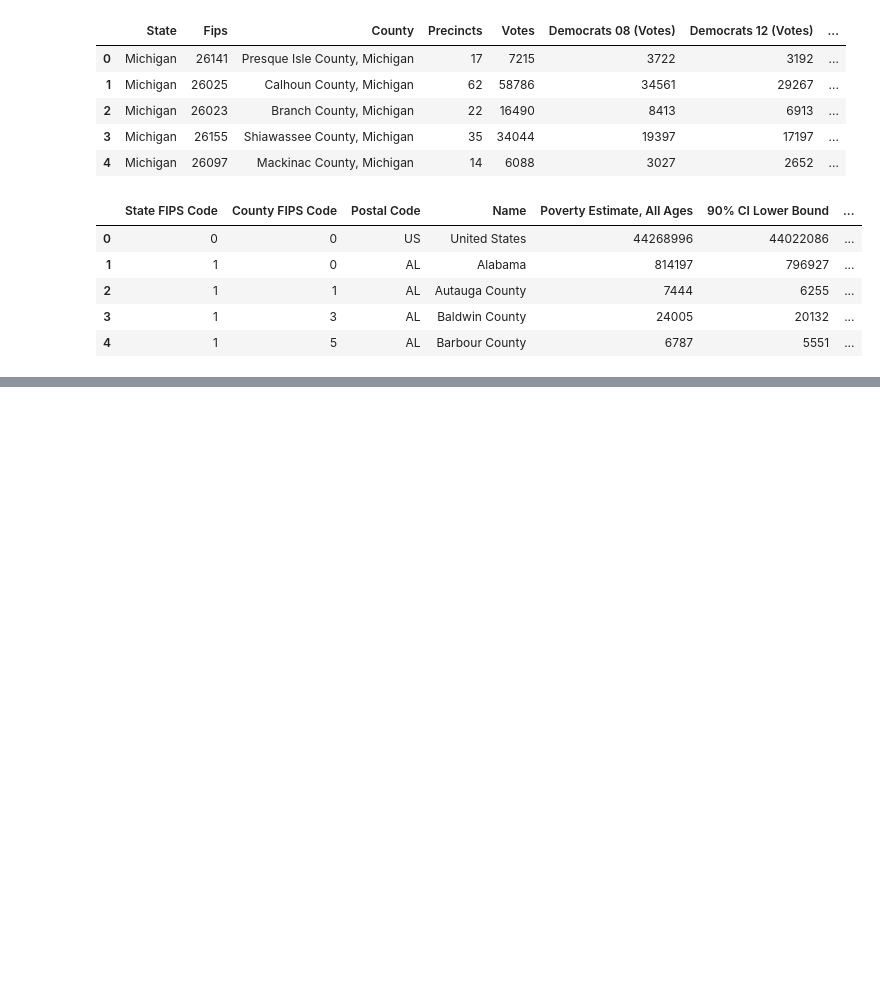
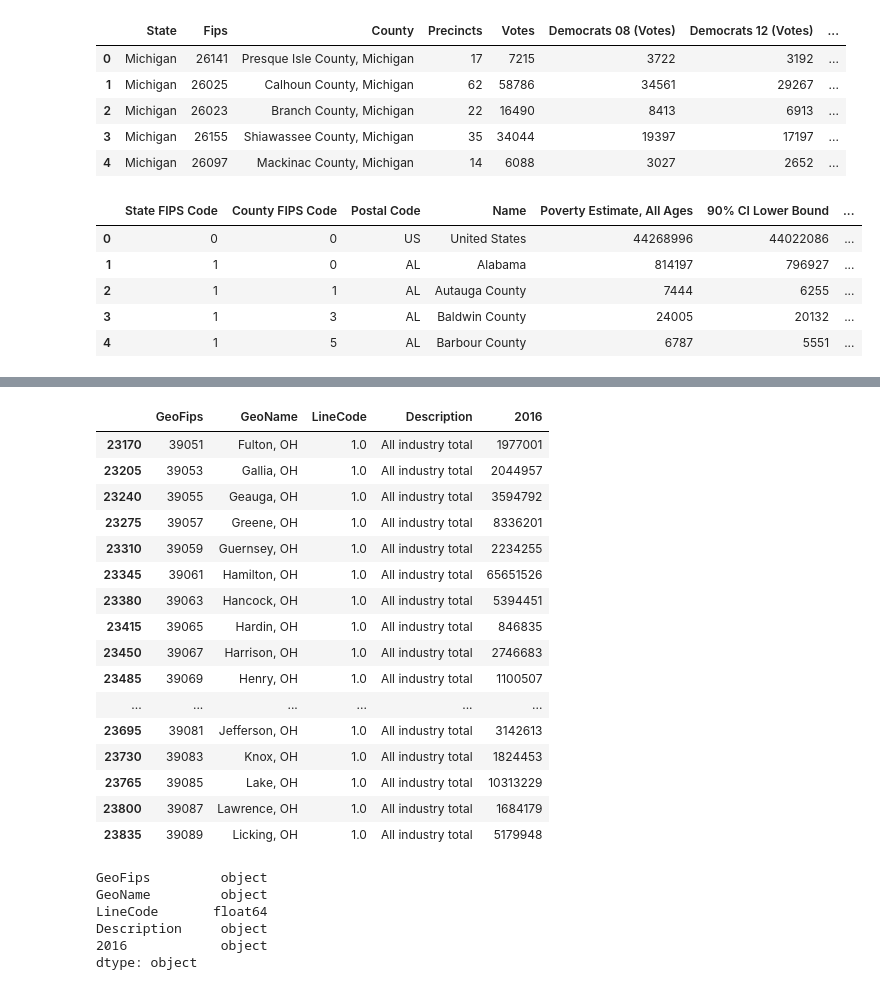
Before and after one commit to eweed001/ORIE-4741-Project, a Jupyter notebook: Data Cleaning and Manipulating.ipynb, the cells around one changed output, grey strips where cells are left out. Cells and saved outputs as stored; diff of their text form; code cells hidden in the pictures; blank space fills up the shorter version.

```diff
--- a/Data Cleaning and Manipulating.ipynb
+++ b/Data Cleaning and Manipulating.ipynb
@@ -337,0 +460,29 @@ midterm report goal: model that preforms relatively well on 2016 data
+# %%
+gdp.tail(20)
+# %% [output]
+|  | GeoFips | GeoName | LineCode | Description | 2016 |
+| 23170 | 39051 | Fulton, OH | 1.0 | All industry total | 1977001 |
+| 23205 | 39053 | Gallia, OH | 1.0 | All industry total | 2044957 |
+| 23240 | 39055 | Geauga, OH | 1.0 | All industry total | 3594792 |
+| 23275 | 39057 | Greene, OH | 1.0 | All industry total | 8336201 |
+| 23310 | 39059 | Guernsey, OH | 1.0 | All industry total | 2234255 |
+| 23345 | 39061 | Hamilton, OH | 1.0 | All industry total | 65651526 |
+| 23380 | 39063 | Hancock, OH | 1.0 | All industry total | 5394451 |
+| 23415 | 39065 | Hardin, OH | 1.0 | All industry total | 846835 |
+| 23450 | 39067 | Harrison, OH | 1.0 | All industry total | 2746683 |
+| 23485 | 39069 | Henry, OH | 1.0 | All industry total | 1100507 |
+| ... | ... | ... | ... | ... | ... |
+| 23695 | 39081 | Jefferson, OH | 1.0 | All industry total | 3142613 |
+| 23730 | 39083 | Knox, OH | 1.0 | All industry total | 1824453 |
+| 23765 | 39085 | Lake, OH | 1.0 | All industry total | 10313229 |
+| 23800 | 39087 | Lawrence, OH | 1.0 | All industry total | 1684179 |
+| 23835 | 39089 | Licking, OH | 1.0 | All industry total | 5179948 |
+# %%
+gdp.dtypes
+# %% [output]
+GeoFips         object
+GeoName         object
+LineCode       float64
+Description     object
+2016            object
+dtype: object
```
Also changed, not shown: parts of 34 cells of this notebook.
